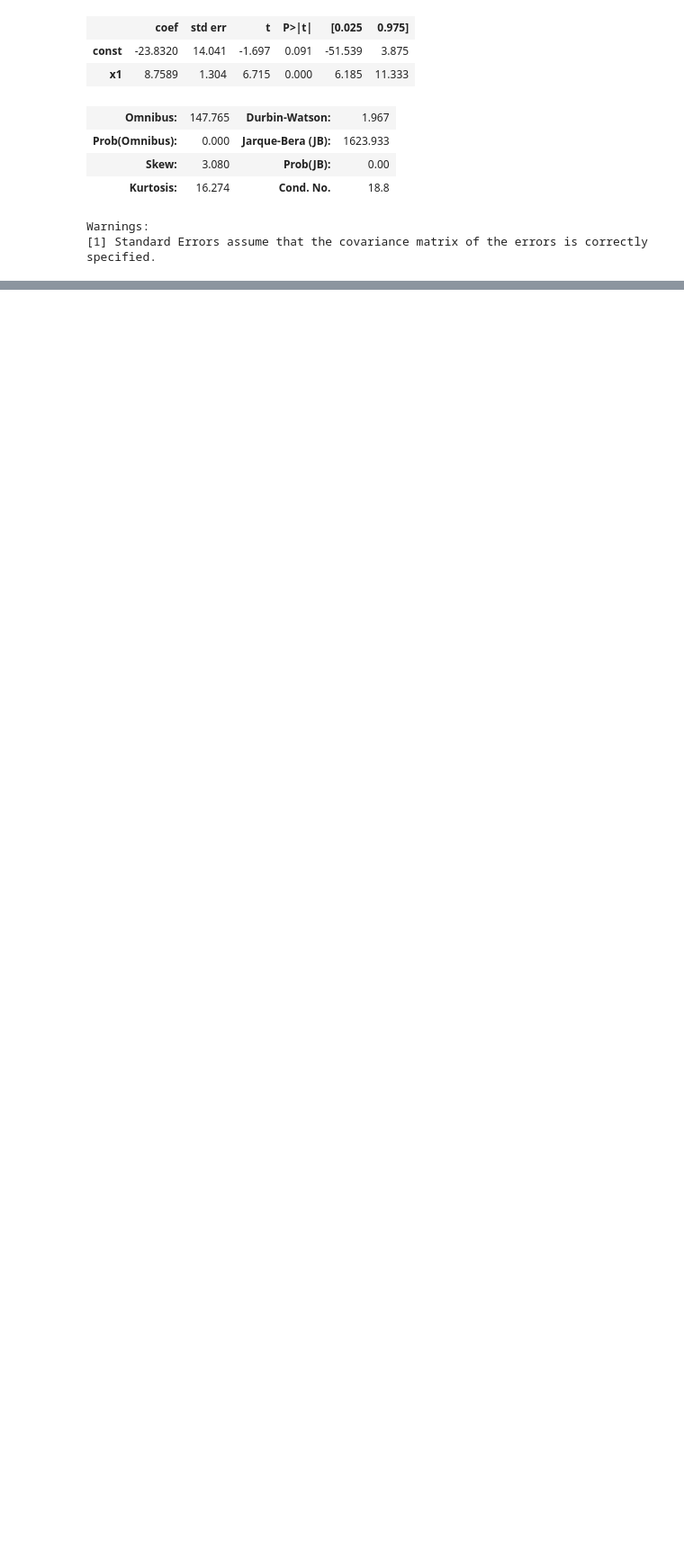
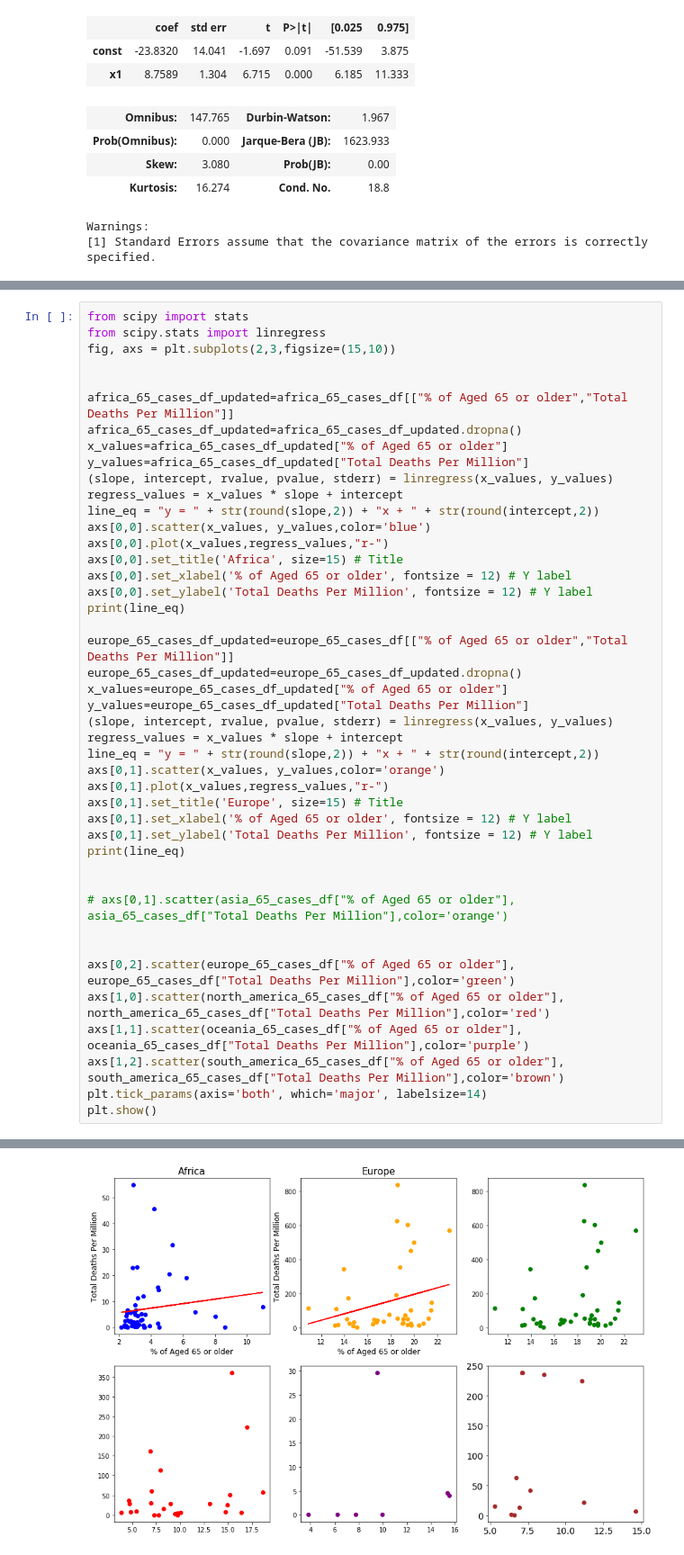
Before and after one commit to M-Agami/META-B, a Jupyter notebook: Coding/Coronavirus.ipynb, the cells around one changed output, grey strips where cells are left out. Shown at 90% size. Cells and saved outputs as stored; diff of their text form; blank space fills up the shorter version.

```diff
--- a/Coding/Coronavirus.ipynb
+++ b/Coding/Coronavirus.ipynb
@@ -423,0 +404,45 @@ plt.show()
+# %%
+from scipy import stats
+from scipy.stats import linregress
+fig, axs = plt.subplots(2,3,figsize=(15,10))
+
+
+africa_65_cases_df_updated=africa_65_cases_df[["% of Aged 65 or older","Total Deaths Per Million"]]
+africa_65_cases_df_updated=africa_65_cases_df_updated.dropna()
+x_values=africa_65_cases_df_updated["% of Aged 65 or older"]
+y_values=africa_65_cases_df_updated["Total Deaths Per Million"]
+(slope, intercept, rvalue, pvalue, stderr) = linregress(x_values, y_values)
+regress_values = x_values * slope + intercept
+line_eq = "y = " + str(round(slope,2)) + "x + " + str(round(intercept,2))
+axs[0,0].scatter(x_values, y_values,color='blue')
+axs[0,0].plot(x_values,regress_values,"r-")
+axs[0,0].set_title('Africa', size=15) # Title
+axs[0,0].set_xlabel('% of Aged 65 or older', fontsize = 12) # Y label
+axs[0,0].set_ylabel('Total Deaths Per Million', fontsize = 12) # Y label
+print(line_eq)
+
+europe_65_cases_df_updated=europe_65_cases_df[["% of Aged 65 or older","Total Deaths Per Million"]]
+europe_65_cases_df_updated=europe_65_cases_df_updated.dropna()
+x_values=europe_65_cases_df_updated["% of Aged 65 or older"]
+y_values=europe_65_cases_df_updated["Total Deaths Per Million"]
+(slope, intercept, rvalue, pvalue, stderr) = linregress(x_values, y_values)
+regress_values = x_values * slope + intercept
+line_eq = "y = " + str(round(slope,2)) + "x + " + str(round(intercept,2))
+axs[0,1].scatter(x_values, y_values,color='orange')
+axs[0,1].plot(x_values,regress_values,"r-")
+axs[0,1].set_title('Europe', size=15) # Title
+axs[0,1].set_xlabel('% of Aged 65 or older', fontsize = 12) # Y label
+axs[0,1].set_ylabel('Total Deaths Per Million', fontsize = 12) # Y label
+print(line_eq)
+
+
+# axs[0,1].scatter(asia_65_cases_df["% of Aged 65 or older"], asia_65_cases_df["Total Deaths Per Million"],color='orange')
+
+
+axs[0,2].scatter(europe_65_cases_df["% of Aged 65 or older"], europe_65_cases_df["Total Deaths Per Million"],color='green')
+axs[1,0].scatter(north_america_65_cases_df["% of Aged 65 or older"], north_america_65_cases_df["Total Deaths Per Million"],color='red')
+axs[1,1].scatter(oceania_65_cases_df["% of Aged 65 or older"], oceania_65_cases_df["Total Deaths Per Million"],color='purple')
+axs[1,2].scatter(south_america_65_cases_df["% of Aged 65 or older"], south_america_65_cases_df["Total Deaths Per Million"],color='brown')
+plt.tick_params(axis='both', which='major', labelsize=14)
+plt.show()
+# %% [output]
@@ -423,0 +451 @@ plt.show()
+[figure, added]
```
Also changed, not shown: parts of 6 cells of this notebook.
